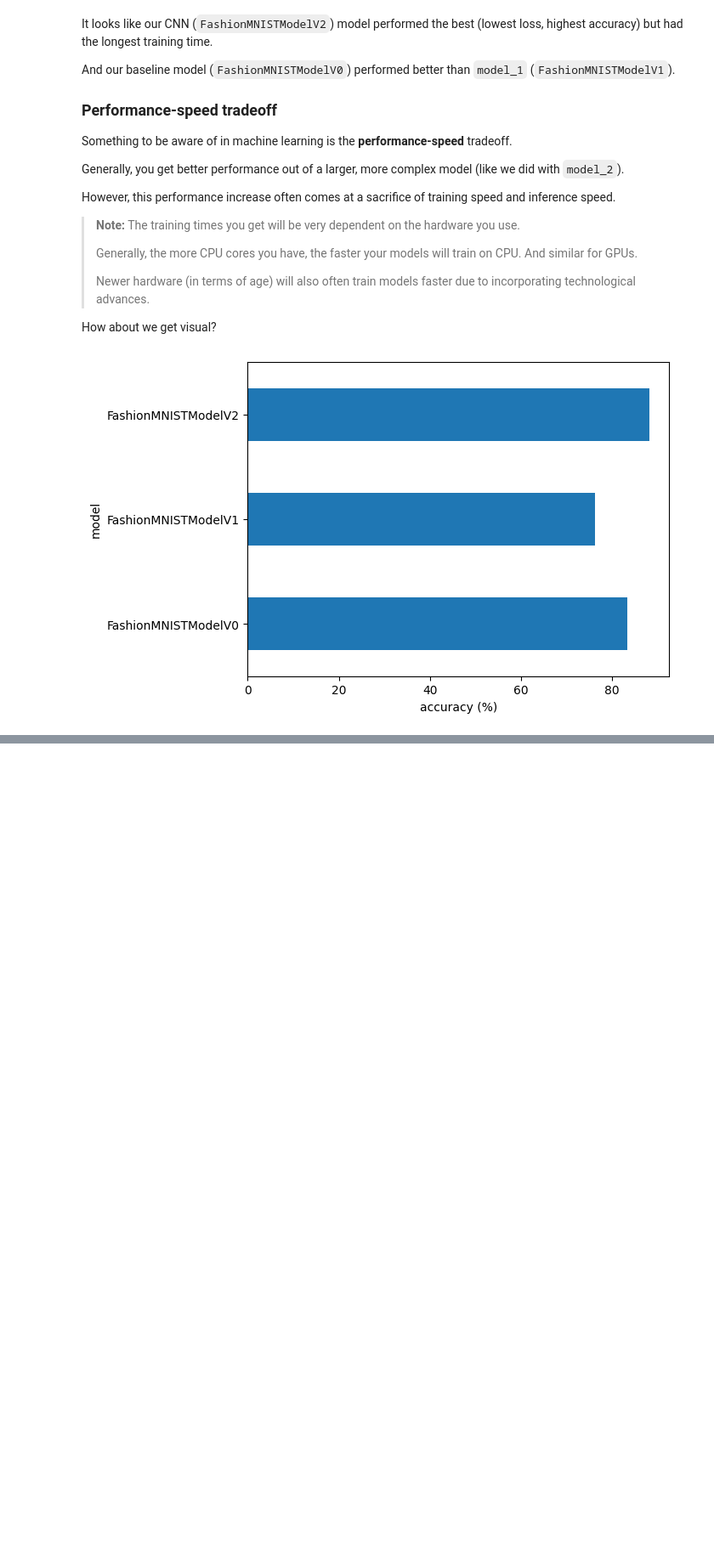
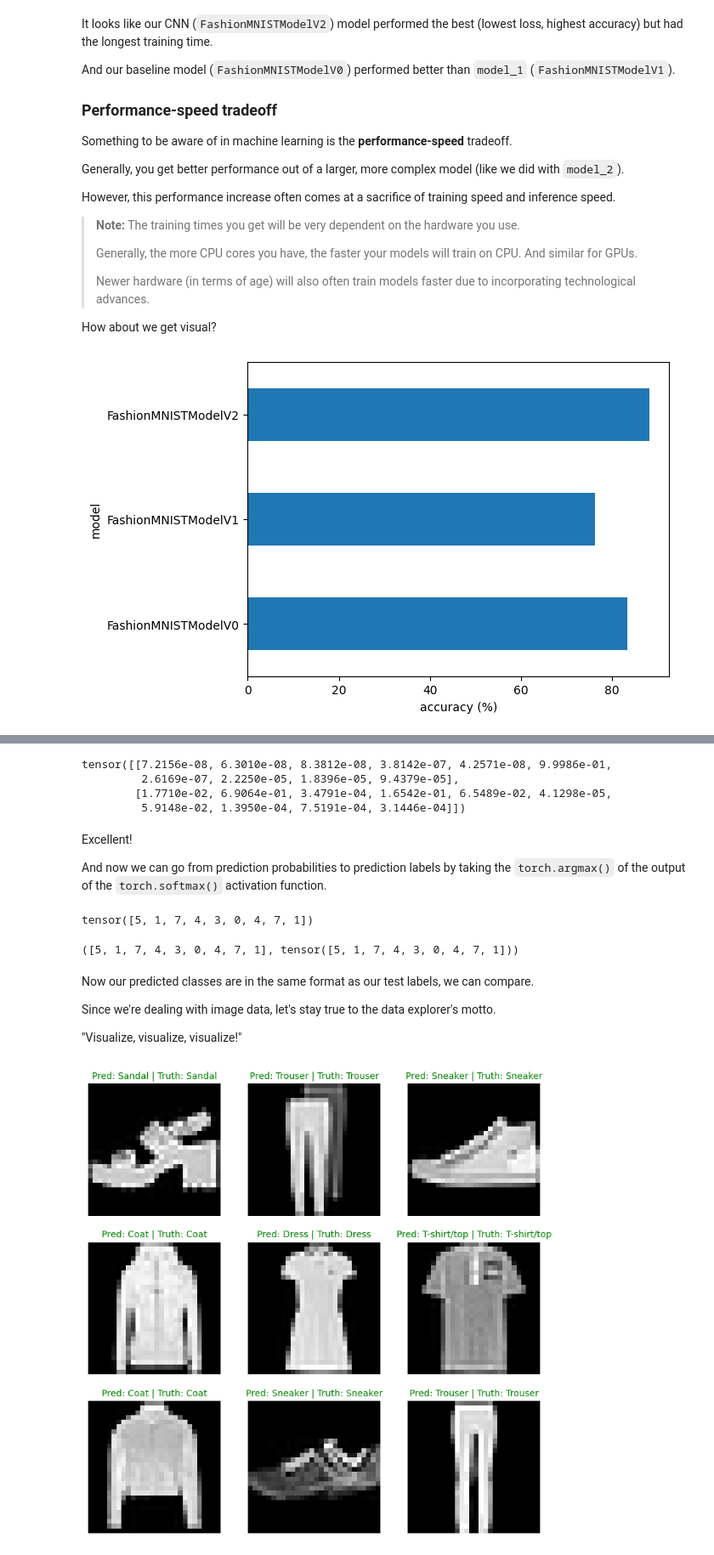
Before and after one commit to aboudrari/Pytorch-deep-learning, a Jupyter notebook: Pytorch-Computer-Vision/03_pytorch_computer_vision.ipynb, the cells around one changed output, grey strips where cells are left out. Shown at 85% size. Drawn from its saved outputs; the diff is of its cells as text; code cells hidden in the pictures; blank space fills up the shorter version.

Commit message:
Make and evaluate random predictions with best model

```diff
--- a/Pytorch-Computer-Vision/03_pytorch_computer_vision.ipynb
+++ b/Pytorch-Computer-Vision/03_pytorch_computer_vision.ipynb
@@ -1702,0 +1757,62 @@ plt.ylabel("model");
+# %%
+# Make predictions on test samples with model 2
+pred_probs= make_predictions(model=model_2,
+                             data=test_samples)
+
+# View first two prediction probabilities list
+pred_probs[:2]
+# %% [output]
+tensor([[7.2156e-08, 6.3010e-08, 8.3812e-08, 3.8142e-07, 4.2571e-08, 9.9986e-01,
+         2.6169e-07, 2.2250e-05, 1.8396e-05, 9.4379e-05],
+        [1.7710e-02, 6.9064e-01, 3.4791e-04, 1.6542e-01, 6.5489e-02, 4.1298e-05,
+         5.9148e-02, 1.3950e-04, 7.5191e-04, 3.1446e-04]])
+# %% [markdown]
+Excellent!
+
+And now we can go from prediction probabilities to prediction labels by taking the `torch.argmax()` of the output of the `torch.softmax()` activation function.
+# %%
+# Turn the prediction probabilities into prediction labels by taking the argmax()
+pred_classes = pred_probs.argmax(dim=1)
+pred_classes
+# %% [output]
+tensor([5, 1, 7, 4, 3, 0, 4, 7, 1])
+# %%
+# Are our predictions in the same form as our test labels?
+test_labels, pred_classes
+# %% [output]
+([5, 1, 7, 4, 3, 0, 4, 7, 1], tensor([5, 1, 7, 4, 3, 0, 4, 7, 1]))
+# %% [markdown]
+Now our predicted classes are in the same format as our test labels, we can compare.
+
+Since we're dealing with image data, let's stay true to the data explorer's motto.
+
+"Visualize, visualize, visualize!"
+# %%
+# Plot predictions
+plt.figure(figsize=(9, 9))
+nrows = 3
+ncols = 3
+for i, sample in enumerate(test_samples):
+  # Create a subplot
+  plt.subplot(nrows, ncols, i+1)
+
+  # Plot the target image
+  plt.imshow(sample.squeeze(), cmap="gray")
+
+  # Find the prediction label (in text form, e.g. "Sandal")
+  pred_label = class_names[pred_classes[i]]
+
+  # Get the truth label (in text form, e.g. "T-shirt")
+  truth_label = class_names[test_labels[i]]
+
+  # Create the title text of the plot
+  title_text = f"Pred: {pred_label} | Truth: {truth_label}"
+
+  # Check for equality and change title colour accordingly
+  if pred_label == truth_label:
+      plt.title(title_text, fontsize=10, c="g") # green text if correct
+  else:
+      plt.title(title_text, fontsize=10, c="r") # red text if wrong
+  plt.axis(False);
+# %% [output]
+[figure, added]
```
Also changed, not shown: parts of 11 cells of this notebook, 1 other file.
